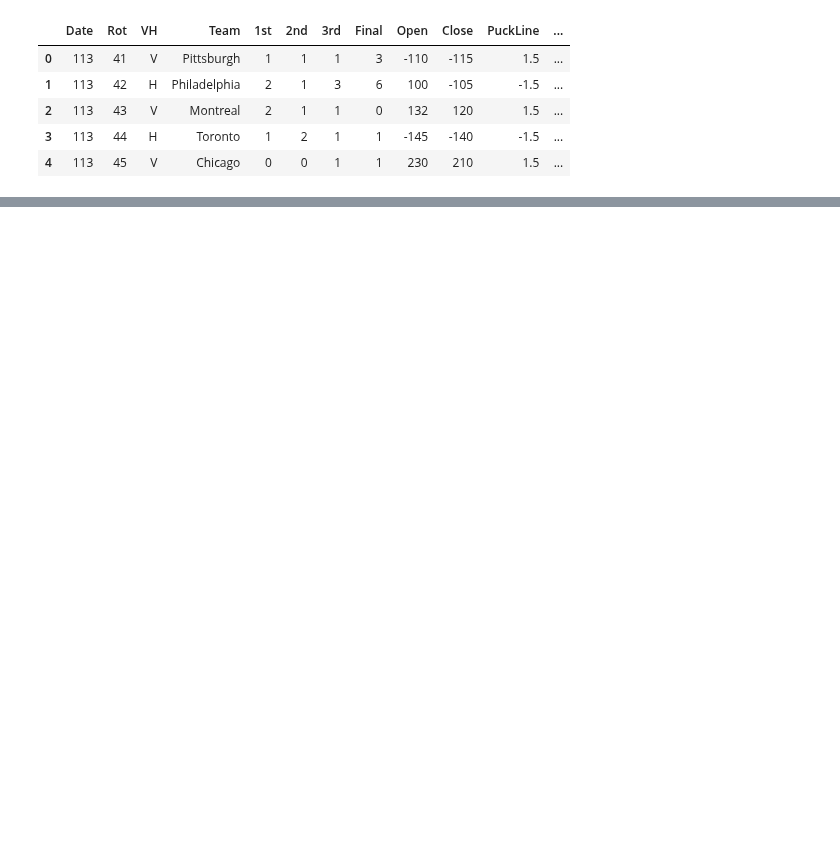
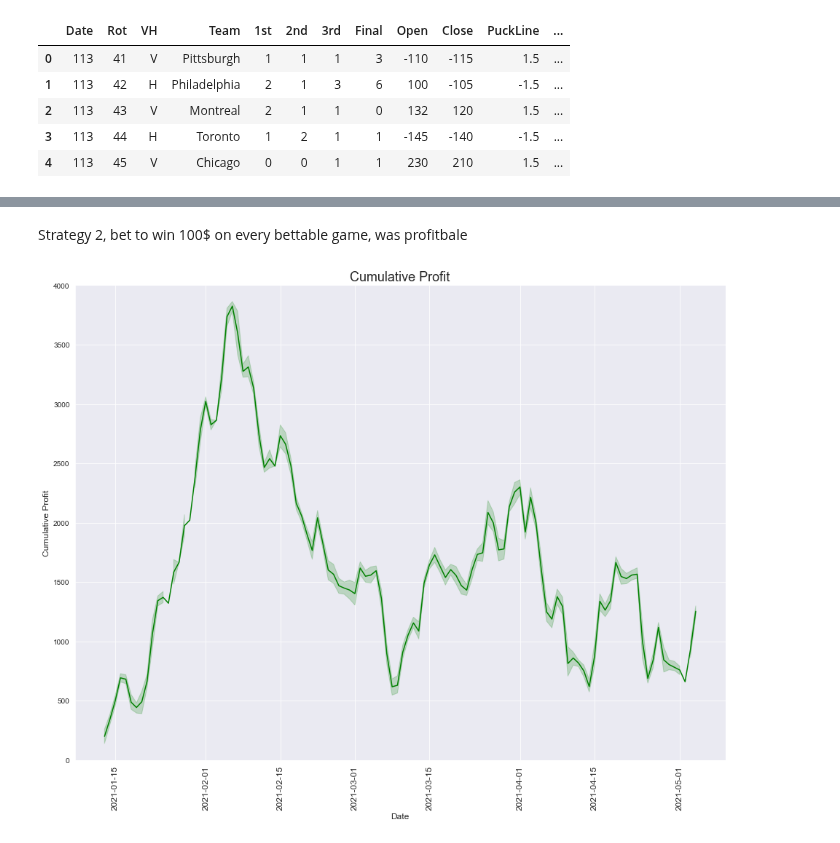
Before and after one commit to gschwaeb/NHL_Game_Prediction, a Jupyter notebook: Comparison Against Book Lines.ipynb, the cells around one changed output, grey strips where cells are left out. Saved outputs shown, nothing was run; the diff lists cells and outputs as text; code cells hidden in the pictures; blank space fills up the shorter version.

```diff
--- a/Comparison Against Book Lines.ipynb
+++ b/Comparison Against Book Lines.ipynb
@@ -265,0 +289,18 @@ plt.show()
+# %% [markdown]
+Strategy 2, bet to win 100$ on every bettable game, was profitbale
+# %%
+fig, ax = plt.subplots(figsize = (16,12))
+
+ax = sns.lineplot(x = df['date'], y = df['Profit_Strat2_cumsum'], color = 'green')
+ax.set_title('Cumulative Profit', fontsize = 18)
+ax.set_ylabel('Cumulative Profit', fontsize =12, )
+ax.set_xlabel('Date', fontsize =12)
+plt.xticks(rotation='vertical', fontsize = 12)
+# ax.axhline(325, linestyle = 'dashed', label = 'Initial Bankroll: $325', color = 'black')
+ax.set_ylim(0,4000)
+
+
+
+plt.show()
+# %% [output]
+[figure, added]
```
Also changed, not shown: parts of 51 cells of this notebook.
